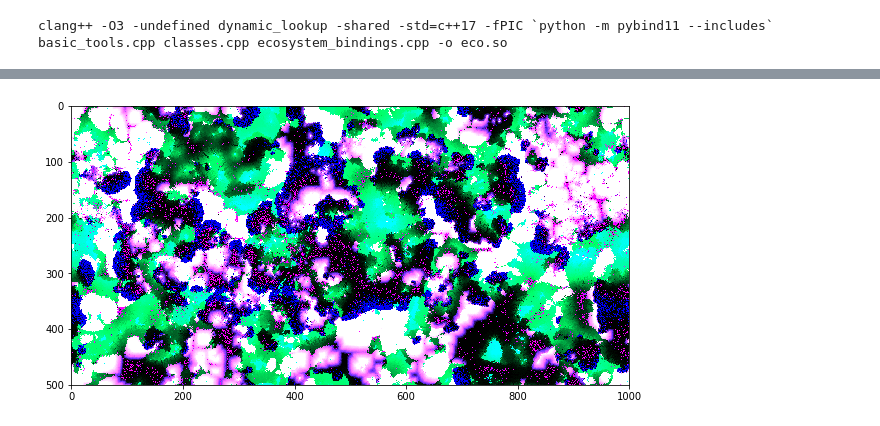
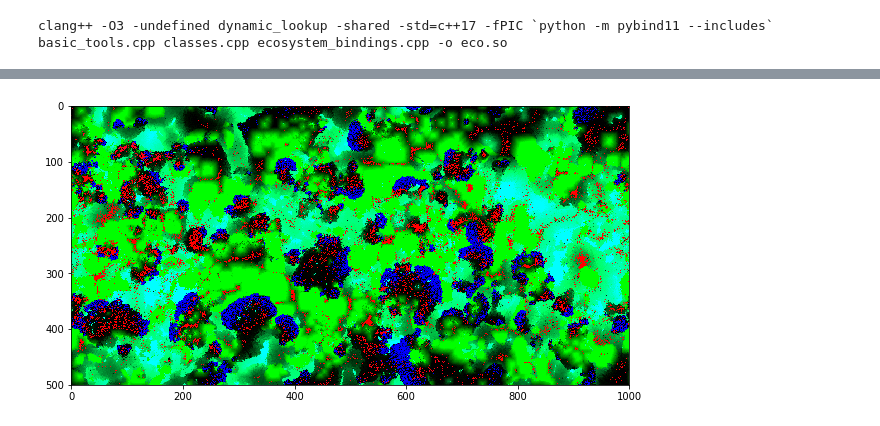
Before and after one commit to salasgar/Ecosystems, a Jupyter notebook: pruebas_cpp/ecosystems_analysis.ipynb, the cells around one changed output, grey strips where cells are left out. Cells and saved outputs as stored; diff of their text form; code cells hidden in the pictures.

Commit message:
statistics tables

```diff
--- a/pruebas_cpp/ecosystems_analysis.ipynb
+++ b/pruebas_cpp/ecosystems_analysis.ipynb
@@ -34,12 +34,22 @@ def strength_ph_cap(org_type):
     else:
         return e.mean_of_attribute(eco.OrganismAttribute.STRENGTH, org_type)
 
-def make_row(org_type):
-    # "SPECIES", "population", "energy", "strength/ph_cap"
+def make_main_row(org_type):
+    # ["SPECIES", "population", "energy", "strength/ph_cap"]
     return [
         org_type,
         e.get_num_organisms_of_type(org_type),
         e.mean_of_attribute(eco.OrganismAttribute.ENERGY_RESERVE, org_type),
         strength_ph_cap(org_type)
     ]
+
+def make_row(org_type, attr_name, org_attr):
+    #  ["CARNIVORE", "mean", "min", "max", "variance"],
+    return [
+        attr_name,
+        e.mean_of_attribute(org_attr, org_type),
+        e.min_of_attribute(org_attr, org_type),
+        e.max_of_attribute(org_attr, org_type),
+        e.variance_of_attribute(org_attr, org_type)
+    ]
 # %% [output]
@@ -47,7 +57,7 @@ init time: 128.83ms
 # %%
 num_iters = 1000000
 num_organisms = []
-periodic_plot = 50
+periodic_plot = 20
 import tqdm
 #e.create_new_organisms(eco.OrganismType.PLANT_A, 100);
 #e.create_new_organisms(eco.OrganismType.PLANT_B, 100);
@@ -86,44 +96,86 @@ for i in tqdm.tqdm(range(num_iters)):
                                   eco.OrganismAttribute.ENERGY_RESERVE,
                                   eco.OrganismType.PLANT_B),
                      copy=False)
         m_a = m_aa + m_ab * 10.0
         m_b = np.array(eco.Matrix(e,
                                   eco.OrganismAttribute.ENERGY_RESERVE,
                                   eco.OrganismType.HERBIVORE),
                      copy=False)
         m_c = np.array(eco.Matrix(e,
-                                  eco.OrganismAttribute.ENERGY_RESERVE,
+                                  eco.OrganismAttribute.IDEAL_TEMPERATURE,
+                                  eco.OrganismType.CARNIVORE),
+                     copy=False)
+        m_d = np.array(eco.Matrix(e,
+                                  eco.OrganismAttribute.STRENGTH,
                                   eco.OrganismType.CARNIVORE),
                      copy=False)
 
-        m_c += m_ab
-        m_b += m_c + m_aa * 0.007
+        #m_c += m_ab
+        m_b += m_d * 20 - 3 * m_c + m_aa * 0.007
         #m_b += m_ab
         image = np.zeros((m_a.shape[1], m_a.shape[0], 3))
-        image[:, :, 0] = m_c.T / 1500.0 #+ m_te.T / 2000.0 # r
+        image[:, :, 0] = m_c.T * 3 #/ 1500.0 #+ m_te.T / 2000.0 # r
         image[:, :, 1] = m_a.T / 35000.0 #+ m_sl.T / 1000.0 # g
         image[:, :, 2] = m_b.T / 600.0 #+ m_sl.T / 1000.0 # b
         plt.figure(figsize=(10, 10))
         plt.imshow(image[:, :, :], interpolation='None', vmin=0.0, vmax=1.0)
         #if i % (10 * periodic_plot) == 0:
         #    plt.figure()
         #    plt.plot(num_organisms, 'b')
         #    plt.grid()
         #    plt.xlabel('Cycle')
         #    plt.ylabel('Num organisms')
         #    plt.show()
+
+        main_table = [
+            ["SPECIES", "population", "energy", "strength/ph_cap"],
+            make_main_row(eco.OrganismType.PLANT_A),
+            make_main_row(eco.OrganismType.PLANT_B),
+            make_main_row(eco.OrganismType.HERBIVORE),
+            make_main_row(eco.OrganismType.CARNIVORE)
+        ]
+
+        table_PLANT_A = [
+            ["PLANT_A", "mean", "min", "max", "variance"],
+            make_row(eco.OrganismType.PLANT_A, "energy", eco.OrganismAttribute.ENERGY_RESERVE),
+            make_row(eco.OrganismType.PLANT_A, "ener. at birth", eco.OrganismAttribute.ENERGY_RESERVE_AT_BIRTH),
+            make_row(eco.OrganismType.PLANT_A, "min. en. proc.", eco.OrganismAttribute.MINIMUM_ENERGY_RESERVE_FOR_PROCREATING)
+        ]
+
+        table_PLANT_B = [
+            ["PLANT_B", "mean", "min", "max", "variance"],
+            make_row(eco.OrganismType.PLANT_B, "energy", eco.OrganismAttribute.ENERGY_RESERVE),
+            make_row(eco.OrganismType.PLANT_B, "age", eco.OrganismAttribute.AGE),
+            make_row(eco.OrganismType.PLANT_B, "phot. cap.", eco.OrganismAttribute.PHOTOSYNTHESIS_CAPACITY)
+        ]
+
+        table_HERBIVORE = [
+            ["HERBIVORE", "mean", "min", "max", "variance"],
+            make_row(eco.OrganismType.HERBIVORE, "energy", eco.OrganismAttribute.ENERGY_RESERVE),
+            make_row(eco.OrganismType.HERBIVORE, "ener. capacity", eco.OrganismAttribute.MAX_ENERGY_RESERVE_CAPACITY),
+            make_row(eco.OrganismType.HERBIVORE, "strength", eco.OrganismAttribute.STRENGTH)
+        ]
+
+        table_CARNIVORE = [
+            ["CARNIVORE", "mean", "min", "max", "variance"],
+            make_row(eco.OrganismType.CARNIVORE, "energy", eco.OrganismAttribute.ENERGY_RESERVE),
+            make_row(eco.OrganismType.CARNIVORE, "ener. capacity", eco.OrganismAttribute.MAX_ENERGY_RESERVE_CAPACITY),
+            make_row(eco.OrganismType.CARNIVORE, "strength", eco.OrganismAttribute.STRENGTH),
+            make_row(eco.OrganismType.CARNIVORE, "ideal temp", eco.OrganismAttribute.IDEAL_TEMPERATURE),
+            make_row(eco.OrganismType.CARNIVORE, "max temp dev", eco.OrganismAttribute.MAX_TEMPERATURE_DEVIATION),
+            make_row(eco.OrganismType.CARNIVORE, "moving freq", eco.OrganismAttribute.MOVING_FREQUENCY)
+        ]
+
         clear_output(wait=True)
         plt.show()
 
-        table = [
-            ["SPECIES", "population", "energy", "strength/ph_cap"],
-            make_row(eco.OrganismType.PLANT_A),
-            make_row(eco.OrganismType.PLANT_B),
-            make_row(eco.OrganismType.HERBIVORE),
-            make_row(eco.OrganismType.CARNIVORE)
-        ]
-        display(HTML(tabulate.tabulate(table, tablefmt='html')))
+        display(HTML(tabulate.tabulate(main_table, tablefmt='html')))
+        display(HTML(tabulate.tabulate(table_PLANT_A, tablefmt='html')))
+        display(HTML(tabulate.tabulate(table_PLANT_B, tablefmt='html')))
+        display(HTML(tabulate.tabulate(table_HERBIVORE, tablefmt='html')))
+        display(HTML(tabulate.tabulate(table_CARNIVORE, tablefmt='html')))
+
         #print e.get_num_organisms()
 # %% [output]
-[figure, old version]
+[figure, new version]
 | SPECIES | population | energy | strength/ph_cap |
```
Also changed, not shown: parts of 2 cells of this notebook, 4 other files.
